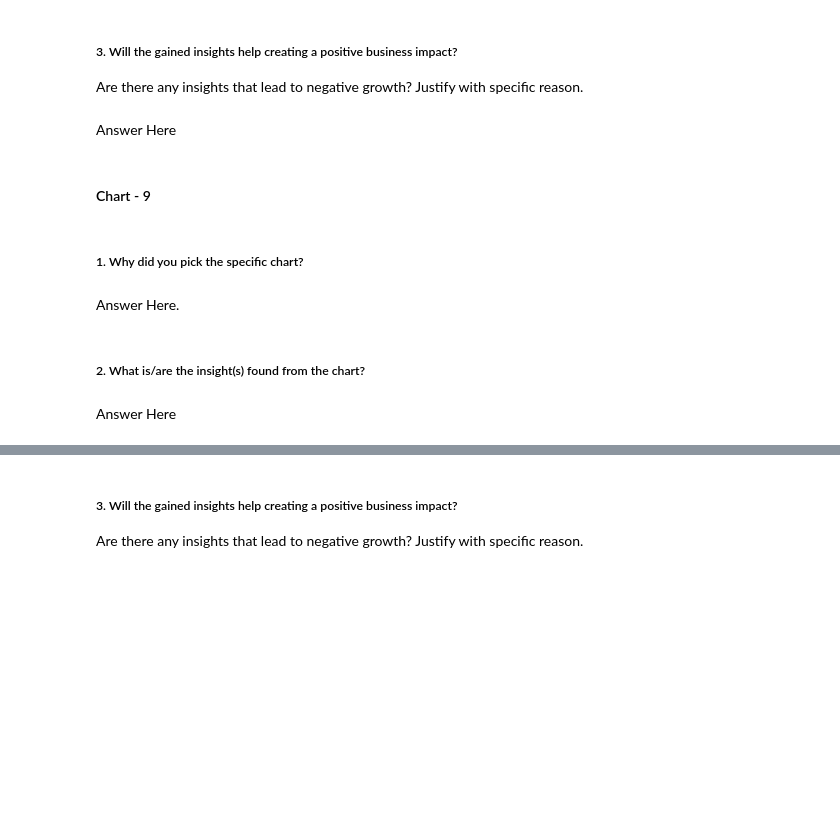
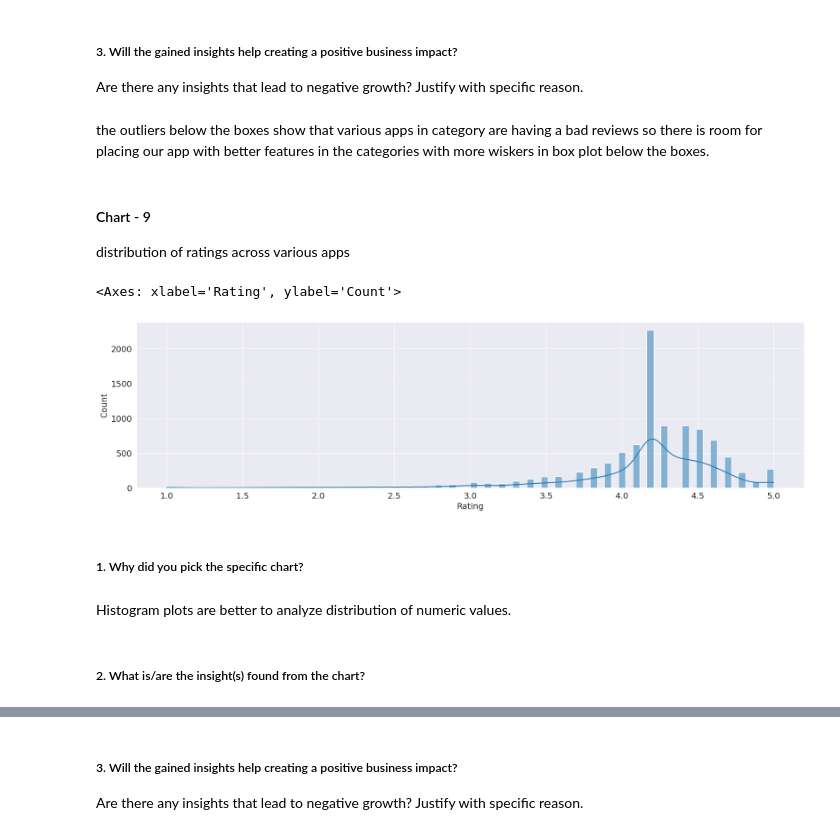
Before and after one commit to lukedanieldone/Play-Store-EDA, a Jupyter notebook: Playstore_EDA_Analysis.ipynb, the cells around one changed output, grey strips where cells are left out. Cells and saved outputs as stored; diff of their text form; code cells hidden in the pictures; blank space fills up the shorter version.

```diff
--- a/Playstore_EDA_Analysis.ipynb
+++ b/Playstore_EDA_Analysis.ipynb
@@ -699,7 +722,8 @@ Answer Here
 # %% [markdown]
 ##### 3. Will the gained insights help creating a positive business impact?
 Are there any insights that lead to negative growth? Justify with specific reason.
-# %% [markdown]
-Answer Here
+# %% [markdown]
+the outliers below the boxes show that various apps in category are having a bad reviews so there is room for placing our app with better features in the categories with more wiskers in box plot below the boxes.
 # %% [markdown]
 #### Chart - 9
+distribution of ratings across various apps
@@ -708,8 +730,13 @@ Answer Here
+# %%
+# Chart - 9 visualization code
+plt.rcParams['figure.figsize'] = (20, 5)
+sns.histplot(df, x='Rating', kde=True)
+# %% [output]
+<Axes: xlabel='Rating', ylabel='Count'>
+[figure, added]
 # %% [markdown]
 ##### 1. Why did you pick the specific chart?
-# %% [markdown]
-Answer Here.
+# %% [markdown]
+Histogram plots are better to analyze distribution of numeric values.
 # %% [markdown]
 ##### 2. What is/are the insight(s) found from the chart?
-# %% [markdown]
-Answer Here
```
Also changed, not shown: parts of 18 cells of this notebook.
